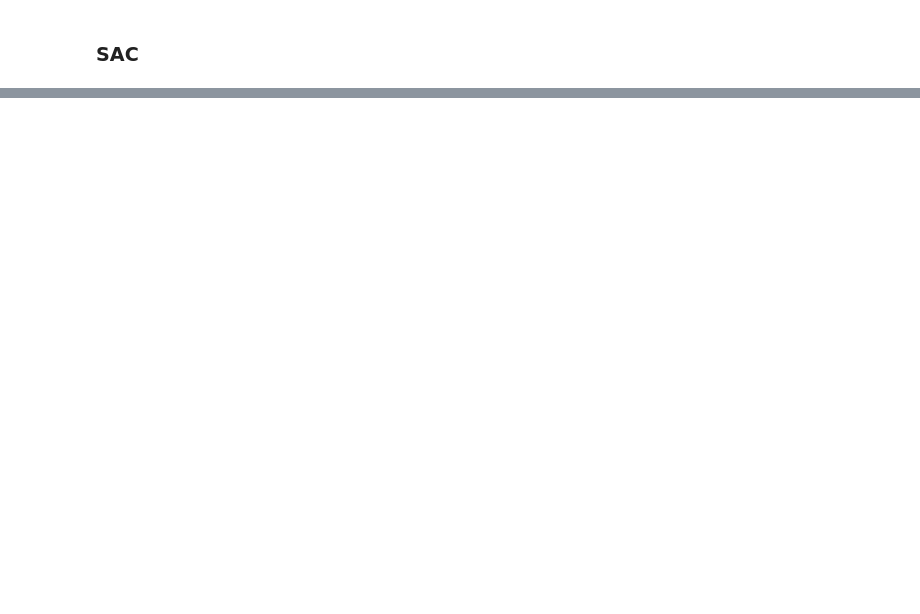
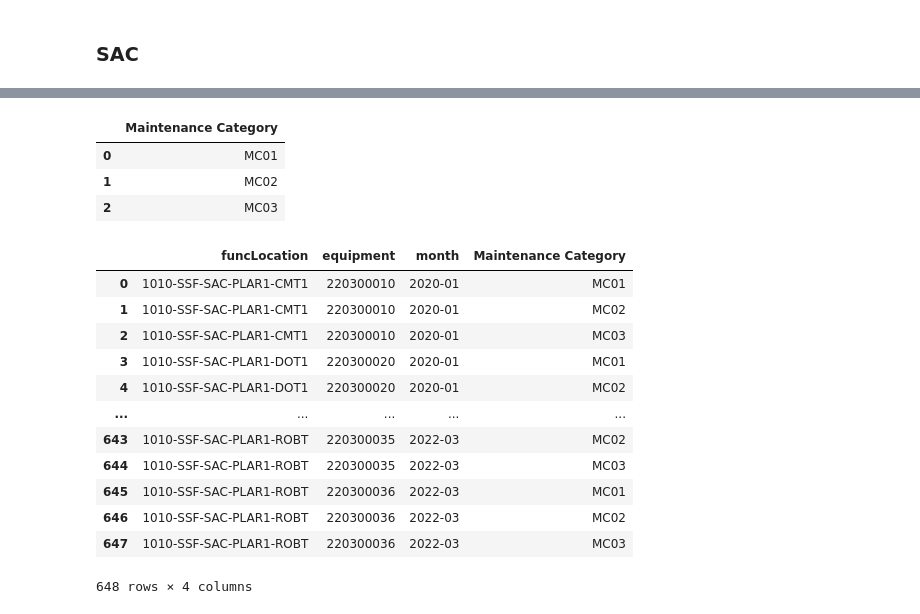
Before and after one commit to SAP-samples/btp-ai-sustainability-bootcamp, a Jupyter notebook: src/data-simulation/app_data_prep.ipynb, the cells around one changed output, grey strips where cells are left out. Drawn from its saved outputs; the diff is of its cells as text; code cells hidden in the pictures; blank space fills up the shorter version.

```diff
--- a/src/data-simulation/app_data_prep.ipynb
+++ b/src/data-simulation/app_data_prep.ipynb
@@ -238,0 +282,26 @@ t3
+# %%
+mc=pd.DataFrame(data={
+                     'Maintenance Category':['MC01','MC02','MC03']})
+mc
+# %% [output]
+|  | Maintenance Category |
+| 0 | MC01 |
+| 1 | MC02 |
+| 2 | MC03 |
+# %%
+sk=pd.merge(sk,mc,how='cross')
+sk
+# %% [output]
+|  | funcLocation | equipment | month | Maintenance Category |
+| 0 | 1010-SSF-SAC-PLAR1-CMT1 | 220300010 | 2020-01 | MC01 |
+| 1 | 1010-SSF-SAC-PLAR1-CMT1 | 220300010 | 2020-01 | MC02 |
+| 2 | 1010-SSF-SAC-PLAR1-CMT1 | 220300010 | 2020-01 | MC03 |
+| 3 | 1010-SSF-SAC-PLAR1-DOT1 | 220300020 | 2020-01 | MC01 |
+| 4 | 1010-SSF-SAC-PLAR1-DOT1 | 220300020 | 2020-01 | MC02 |
+| ... | ... | ... | ... | ... |
+| 643 | 1010-SSF-SAC-PLAR1-ROBT | 220300035 | 2022-03 | MC02 |
+| 644 | 1010-SSF-SAC-PLAR1-ROBT | 220300035 | 2022-03 | MC03 |
+| 645 | 1010-SSF-SAC-PLAR1-ROBT | 220300036 | 2022-03 | MC01 |
+| 646 | 1010-SSF-SAC-PLAR1-ROBT | 220300036 | 2022-03 | MC02 |
+| 647 | 1010-SSF-SAC-PLAR1-ROBT | 220300036 | 2022-03 | MC03 |
+648 rows × 4 columns
```
Also changed, not shown: parts of 8 cells of this notebook, 1 other file.
